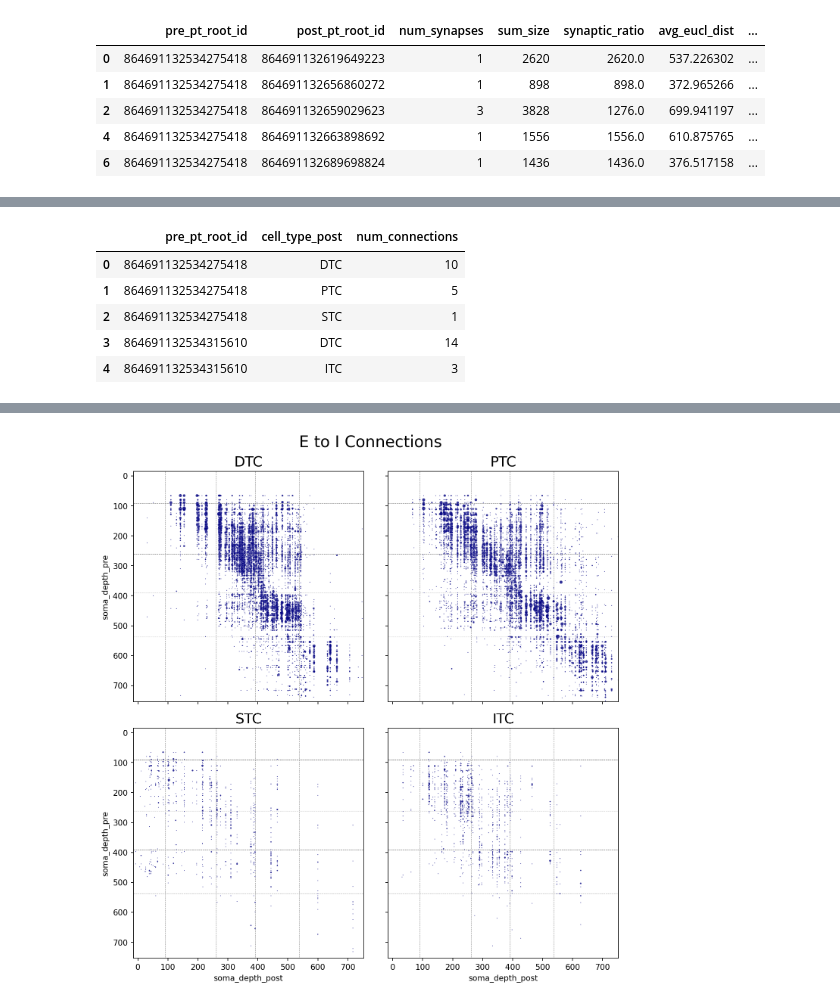
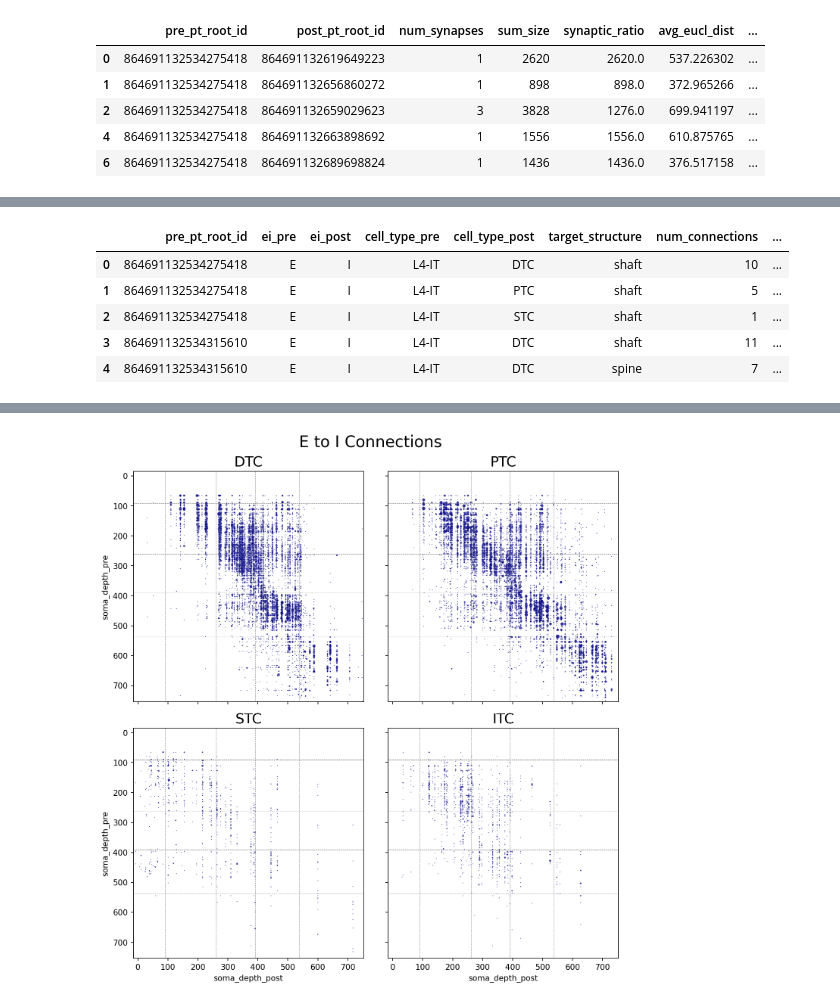
Before and after one commit to timkimd/connectomics, a Jupyter notebook: code/notebooks/grace_structure_final.ipynb, the cells around one changed output, grey strips where cells are left out. Drawn from its saved outputs; the diff is of its cells as text; code cells hidden in the pictures.

```diff
--- a/code/notebooks/grace_structure_final.ipynb
+++ b/code/notebooks/grace_structure_final.ipynb
@@ -109,9 +165,9 @@ ct_df.head(5)
 | 6 | 544582 | 1316562 | 974035 | 157590 | 334827.643688 | 613565.716183 | ... |
 # %%
 # Add the synapse depth in consistent coordinates
-syn_df["synapse_depth"] = v1dd_ds.transform_nm.apply_dataframe(
-    "ctr_pt_position", syn_df, projection="y"
+proof_syn_df["synapse_depth"] = v1dd_ds.transform_nm.apply_dataframe(
+    "ctr_pt_position", proof_syn_df, projection="y"
 )
 
-syn_df.head(5)
+proof_syn_df.head(5)
 # %% [output]
@@ -176,6 +233,6 @@ def calculate_euclidean_distance(df, x1_col, y1_col, z1_col, x2_col, y2_col, z2_
     return df
 # %%
 # copy the synapses dataframe
-syn_df_ecldn = syn_df.copy()
+syn_df_ecldn = proof_syn_df.copy()
 syn_df_ecldn.head(5)
 # %% [output]
@@ -207,7 +266,7 @@ pandas.core.series.Series
 
 connectivity_df = (
     syn_df_ecldn.query("pre_proofread and post_proofread")
-    .groupby(["pre_pt_root_id", "post_pt_root_id"])
+    .groupby(["pre_pt_root_id", "post_pt_root_id","target_structure"])
     .agg(num_synapses=("pre_pt_root_id", "count"), sum_size=("size", "sum"),avg_eucl_dist=("euclidean_distance", "mean"))
     .reset_index()
 )
@@ -234,6 +293,14 @@ connectivity_df.head()
 # %%
-# Move column 'synaptic_ratio' to the fourth position
-col = connectivity_df.pop('synaptic_ratio')
-connectivity_df.insert(4, 'synaptic_ratio', col)
+# Swap column 'synaptic_ratio' to the fourth position
+# col = connectivity_df.pop('synaptic_ratio')
+# connectivity_df.insert(5, 'synaptic_ratio', col)
+
+#Swap columns
+connectivity_df = connectivity_df[['pre_pt_root_id', 'post_pt_root_id', 'num_synapses',
+                                  'sum_size', 'synaptic_ratio', 'avg_eucl_dist','target_structure']]
+
+#col2 = connectivity_df.pop('target_structure')
+#connectivity_df.insert(6,'target_structure', col2)
+
 connectivity_df.head()
 # %% [output]
@@ -574,19 +673,24 @@ STC     742
 Name: count, dtype: int64
 # %%
 # Count the number of each inhibtory postsynaaptic cell type connection
-
 # query dataframe to count the number of inhibitory cell connections
 queried_connectivity_ct_EI = (
-    connectivity_ct_IE_EI_mgd.groupby(["pre_pt_root_id","cell_type_post"])
-    .agg(num_connections=("cell_type_post", "count"))
+    connectivity_ct_IE_EI_mgd.groupby(["pre_pt_root_id","ei_pre","ei_post","cell_type_pre","cell_type_post","target_structure"])
+    .agg(num_connections=("cell_type_post", "count"),
+        total_synapses=("num_synapses", "sum"),
+         sum_size = ("sum_size", "sum"),
+         #syn_ratio = ("synaptic_ratio", "mean"),
+         avg_eucl_dist = ("avg_eucl_dist", "mean")
+         )
     .reset_index()
 )
 
+
 queried_connectivity_ct_EI.head()
 # %% [output]
-|  | pre_pt_root_id | cell_type_post | num_connections |
-| 0 | 864691132534275418 | DTC | 10 |
-| 1 | 864691132534275418 | PTC | 5 |
-| 2 | 864691132534275418 | STC | 1 |
-| 3 | 864691132534315610 | DTC | 14 |
-| 4 | 864691132534315610 | ITC | 3 |
+|  | pre_pt_root_id | ei_pre | ei_post | cell_type_pre | cell_type_post | target_structure | num_connections | ... |
+| 0 | 864691132534275418 | E | I | L4-IT | DTC | shaft | 10 | ... |
+| 1 | 864691132534275418 | E | I | L4-IT | PTC | shaft | 5 | ... |
+| 2 | 864691132534275418 | E | I | L4-IT | STC | shaft | 1 | ... |
+| 3 | 864691132534315610 | E | I | L4-IT | DTC | shaft | 11 | ... |
+| 4 | 864691132534315610 | E | I | L4-IT | DTC | spine | 7 | ... |
```
Also changed, not shown: parts of 32 cells of this notebook.
